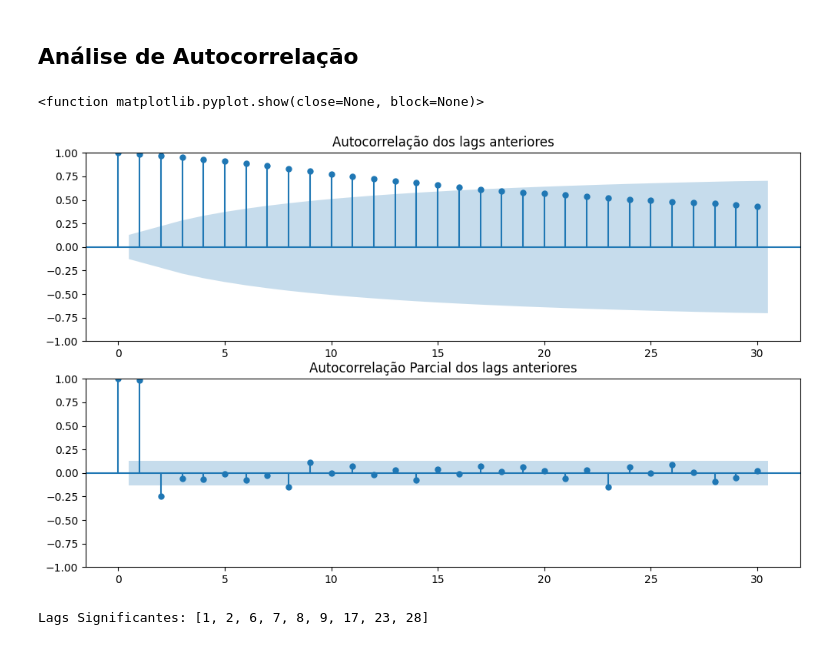
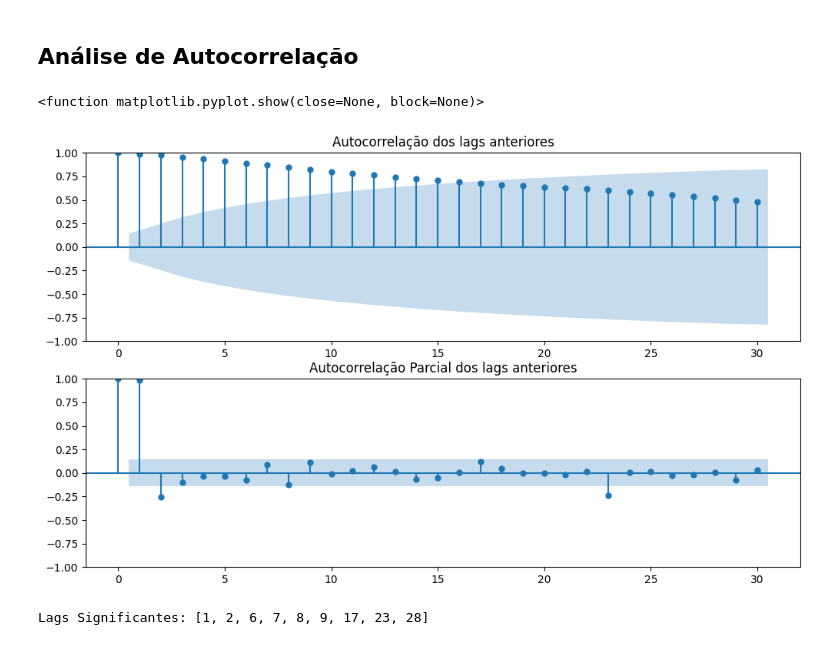
Before and after one commit to KaioBrasildS/Precos-de-Combustiveis-ANP, a Jupyter notebook: notebook municipios/notebook_semanal Fortal.ipynb, the cells around one changed output. Cells and saved outputs as stored; diff of their text form; code cells hidden in the pictures.

```diff
--- a/notebook municipios/notebook_semanal Fortal.ipynb
+++ b/notebook municipios/notebook_semanal Fortal.ipynb
@@ -302,17 +289,17 @@ plt.show()
 # %%
 fig = plt.figure(figsize=(12,7))
 ax1 = fig.add_subplot(211)
-fig = plot_acf(X_train_val['Valor de Venda'], lags=30, ax=ax1)
+fig = plot_acf(X_train['Valor de Venda'], lags=30, ax=ax1)
 ax1.set_title("Autocorrelação dos lags anteriores")
 
 ax2 = fig.add_subplot(212)
-fig = plot_pacf(X_train_val['Valor de Venda'], lags=30, ax=ax2)
+fig = plot_pacf(X_train['Valor de Venda'], lags=30, ax=ax2)
 ax2.set_title("Autocorrelação Parcial dos lags anteriores")
 
 plt.show
 # %% [output]
 <function matplotlib.pyplot.show(close=None, block=None)>
-[figure, old version]
+[figure, new version]
 # %%
 from statsmodels.tsa.stattools import pacf
 
```
Also changed, not shown: parts of 53 cells of this notebook, 1 other file.
